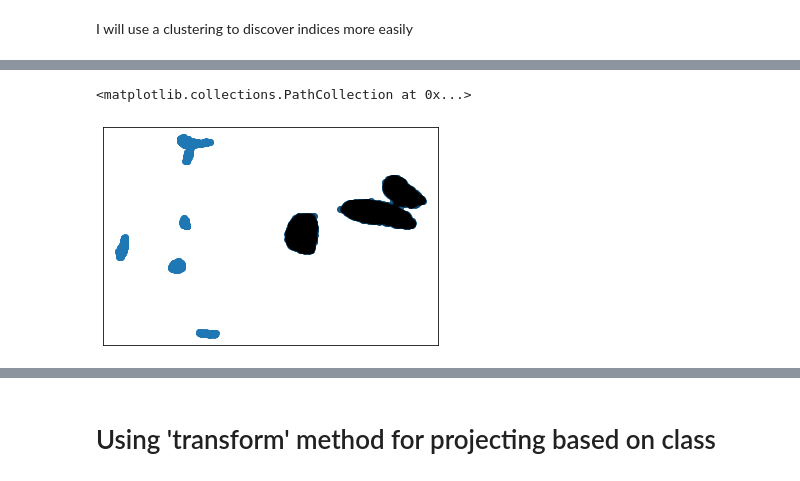
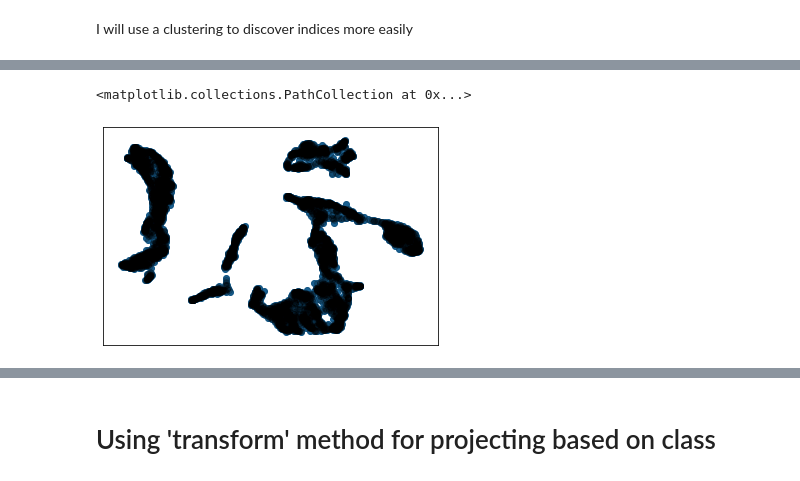
Before and after one commit to wilsonjr/humap, a Jupyter notebook: notebooks/Hierarchical-Exploration-with-HUMAP.ipynb, the cells around one changed output, grey strips where cells are left out. Cells and saved outputs as stored; diff of their text form; code cells hidden in the pictures.

Commit message:
Add fixing term to project lower hierarchy levels based on higher hierarchy levels

```diff
--- a/notebooks/Hierarchical-Exploration-with-HUMAP.ipynb
+++ b/notebooks/Hierarchical-Exploration-with-HUMAP.ipynb
@@ -73,8 +68,9 @@ plt.show()
 # %% [markdown]
 I will use a clustering to discover indices more easily
 # %%
-from sklearn.cluster import KMeans
+from sklearn.cluster import KMeans, DBSCAN
 
-kmeans = KMeans(n_clusters=6, random_state=0).fit(embedding_1)
+kmeans = KMeans(n_clusters=1, random_state=11).fit(embedding_2)
+# kmeans = DBSCAN().fit(embedding_2)
 kmeans.labels_
 # %% [output]
@@ -82,10 +78,10 @@ array([3, 3, 3, ..., 4, 0, 5], dtype=int32)
 # %%
-plt.scatter(embedding_1[:, 0], embedding_1[:, 1], c=y_1, alpha=0.05, cmap='tab10')
+plt.scatter(embedding_2[:, 0], embedding_2[:, 1], c=y_2, alpha=0.05, cmap='tab10')
 plt.tick_params(axis='x', which='both', bottom=False, top=False, labelbottom=False)
 plt.tick_params(axis='y', which='both', left=False, right=False, labelleft=False)
 
-indices_black = np.arange(embedding_1.shape[0])[kmeans.labels_ == 1]
+indices_black = np.arange(embedding_2.shape[0])[kmeans.labels_ == 0]
 
-plt.scatter(embedding_1[indices_black, 0], embedding_1[indices_black, 1], c='black', alpha=0.1)
+plt.scatter(embedding_2[indices_black, 0], embedding_2[indices_black, 1], c='black', alpha=0.1)
 # %% [output]
 <matplotlib.collections.PathCollection at 0x...>
@@ -92,0 +89,2 @@ plt.scatter(embedding_1[indices_black, 0], embedding_1[indices_black, 1], c='bla
+# %%
+hUmap.set_fixing_term(0.01)
@@ -94,8 +98,10 @@ plt.scatter(embedding_1[indices_black, 0], embedding_1[indices_black, 1], c='bla
 """
     Use transform method, however, make sure to specify indices=
 """
+points = embedding_2[indices_black]
+hUmap.fix_datapoints(points)
 
-embedding_cluster1, y_cluster1, indices_cluster1 = hUmap.transform(1, indices=indices_black)
+embedding_cluster1, y_cluster1, indices_cluster1 = hUmap.transform(2, indices=indices_black)
 # X_cluster1 = X_1[indices_cluster1]
 # %%
 embedding_cluster1.shape, y_cluster1.shape, indices_cluster1.shape
@@ -121,15 +122,15 @@ plt.show()
 # %%
-kmeans = KMeans(n_clusters=2, random_state=0).fit(embedding_cluster1)
+kmeans = KMeans(n_clusters=1, random_state=0).fit(embedding_cluster1)
 plt.scatter(embedding_cluster1[:, 0], embedding_cluster1[:, 1])#, c=y_cluster1, alpha=0.1, cmap='tab10')
 plt.tick_params(axis='x', which='both', bottom=False, top=False, labelbottom=False)
 plt.tick_params(axis='y', which='both', left=False, right=False, labelleft=False)
 
 indices_black = np.arange(embedding_cluster1.shape[0])[kmeans.labels_ == 0]
 
 plt.scatter(embedding_cluster1[indices_black, 0], embedding_cluster1[indices_black, 1], c='black', alpha=0.2)
 # %% [output]
 <matplotlib.collections.PathCollection at 0x...>
-[figure, old version]
+[figure, new version]
 # %%
 """
     Do the same as in the previous example
```
Also changed, not shown: parts of 19 cells of this notebook, 6 other files.
